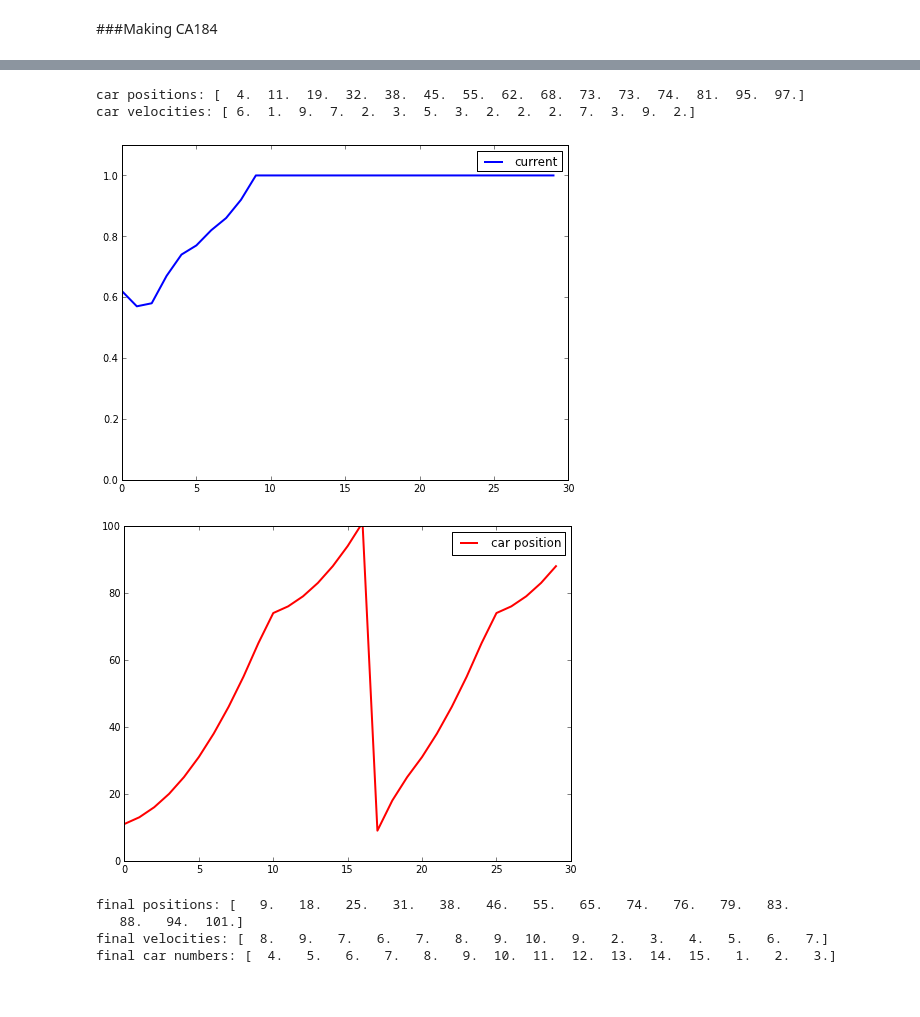
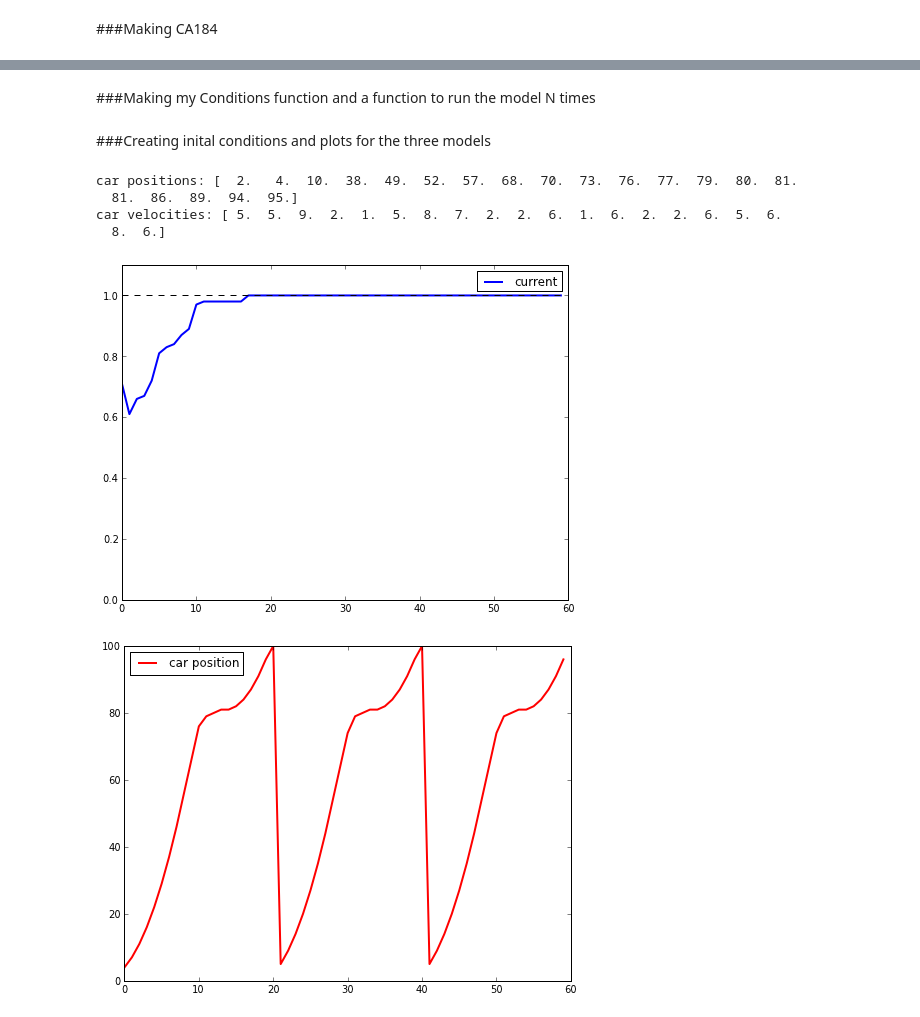
Before and after one commit to wsnyderPHYS202/PHYS202-S13, a Jupyter notebook: Project/Project.ipynb, the cells around one changed output, grey strips where cells are left out. Saved outputs shown, nothing was run; the diff lists cells and outputs as text; code cells hidden in the pictures.

```diff
--- a/Project/Project.ipynb
+++ b/Project/Project.ipynb
@@ -65,19 +127,3 @@ def CA184(xv,rl,vmax):
             xvarr[0][i] += xvarr[1][i]
     xvarr = Sort(xvarr)
     return xvarr
-# %%
-roadLength= 40
-vmax = 10
-cars = 5
-#a = array([randint(0,40, size = cars),randint(0,10, size = cars)])
-qa = copy(Sort(a))
-print qa
-
-print
-
-new_a = CA184(qa,roadLength, vmax)
-print new_a
-
-print
-new2 = CA184(new_a,roadLength, vmax)
-print new2
@@ -208,11 +198,12 @@ print ASEP(new_a2qq, rl, vmax)
+# %% [markdown]
+###Making my Conditions function and a function to run the model N times
 # %%
 def Conditions(cnumb, roadLength, vmax):
-    #vmax = randint(5,15)
-    #print 'vmax:',vmax
-    a2 = array([zeros(cnumb), zeros(cnumb)])
-    a2[0] = randint(1,roadLength, size = cnumb)
-    a2[1] = randint(1,vmax, size = cnumb)
-    conditions = Sort(a2)
+    """Creates an initial conditions array given the number of cars, the road lenght, and the max velocity"""
+    a = array([zeros(cnumb), zeros(cnumb)])
+    a[0] = randint(1,roadLength, size = cnumb)
+    a[1] = randint(1,vmax, size = cnumb)
+    conditions = Sort(a)
     return conditions
 # %%
 def Running(N,func_name, arr, rl, vamx, which_car = 1, prob = 0.5):
@@ -276,41 +264,38 @@ def Running(N,func_name, arr, rl, vamx, which_car = 1, prob = 0.5):
     return new_arr,cur_arr,v_arr, cpos
+# %% [markdown]
+###Creating inital conditions and plots for the three models
 # %%
 rl = 100.
 vmax = 10.
-cars = 15
+cars = 20.
+density = cars/rl
 conditions = Conditions(cars, rl,vmax)
-#conditions[0][0] = 0
 print 'car positions:',conditions[0]
 print 'car velocities:',conditions[1]
 # %% [output]
-car positions: [  4.  11.  19.  32.  38.  45.  55.  62.  68.  73.  73.  74.  81.  95.  97.]
-car velocities: [ 6.  1.  9.  7.  2.  3.  5.  3.  2.  2.  2.  7.  3.  9.  2.]
+car positions: [  2.   4.  10.  38.  49.  52.  57.  68.  70.  73.  76.  77.  79.  80.  81.
+  81.  86.  89.  94.  95.]
+car velocities: [ 5.  5.  9.  2.  1.  5.  8.  7.  2.  2.  6.  1.  6.  2.  2.  6.  5.  6.
+  8.  6.]
 # %%
 #Plots for CA184 model
-time1 = arange(0, 30, 1)
-final1, current1, avgv1, car_position1 = Running(30, 'CA184', conditions,rl,vmax)
+time1 = arange(0, 60, 1)
+final1, current1, avgv1, car_position1 = Running(60, 'CA184', conditions,rl,vmax)
 
 figure(figsize = (8,6))
 plot(time1, current1, label = 'current', lw = 2)
+plot(time1, ones(time1.size), 'k--')
 ylim(0.,1.1)
 legend(loc = 'best')
 show()
 
 figure(figsize = (8,6))
 plot(time1, car_position1, label = 'car position', lw = 2, color = 'r')
 ylim(0.,rl)
 legend(loc = 'best')
 show()
-
-print 'final positions:',final1[0]
-print 'final velocities:',final1[1]
-print 'final car numbers:',final1[2]
 # %% [output]
-[figure, old version]
+[figure, new version]
-[figure, old version]
+[figure, new version]
-final positions: [   9.   18.   25.   31.   38.   46.   55.   65.   74.   76.   79.   83.
-   88.   94.  101.]
-final velocities: [  8.   9.   7.   6.   7.   8.   9.  10.   9.   2.   3.   4.   5.   6.   7.]
-final car numbers: [  4.   5.   6.   7.   8.   9.  10.  11.  12.  13.  14.  15.   1.   2.   3.]
 # %%
 #plots for the STCA model
```
Also changed, not shown: parts of 13 cells of this notebook.
